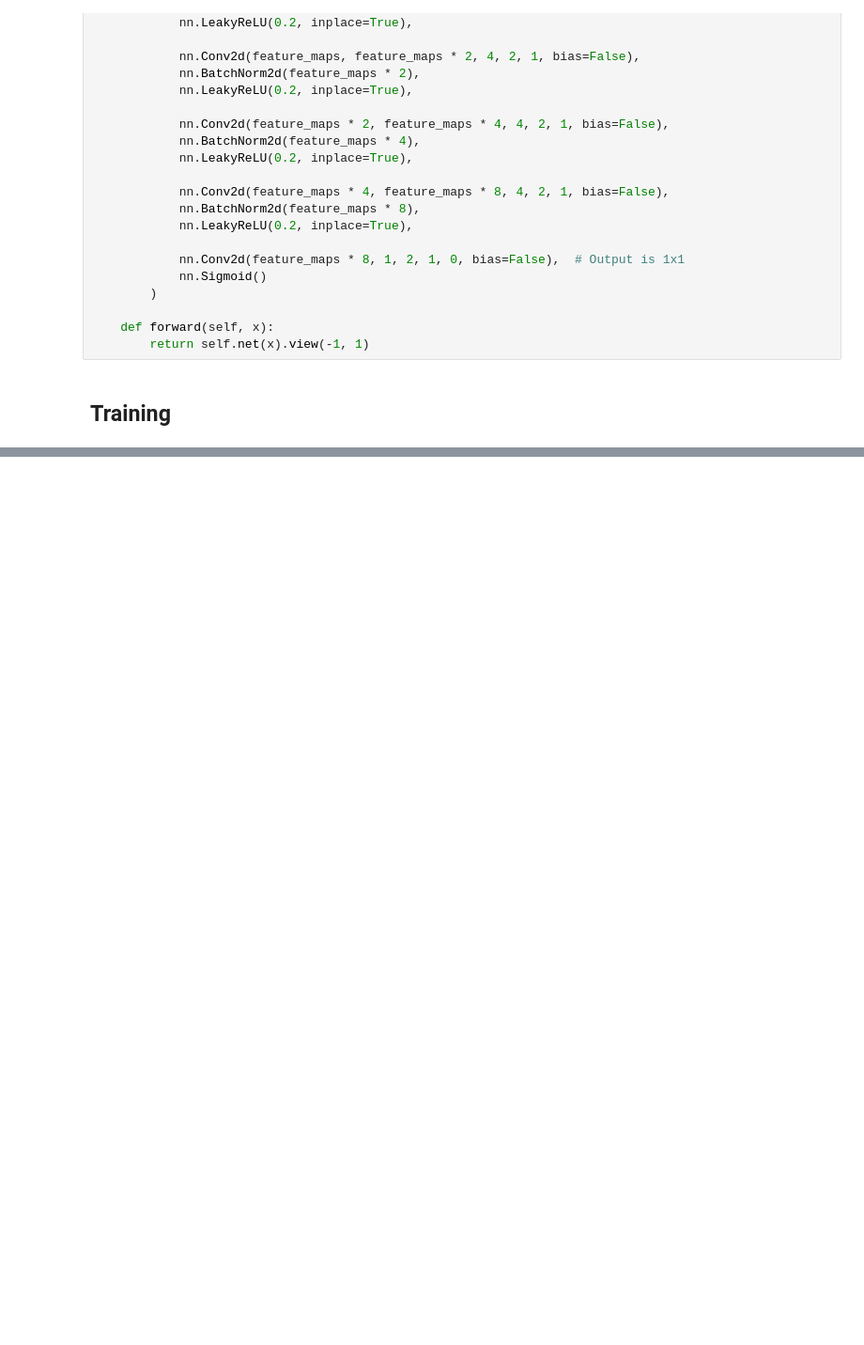
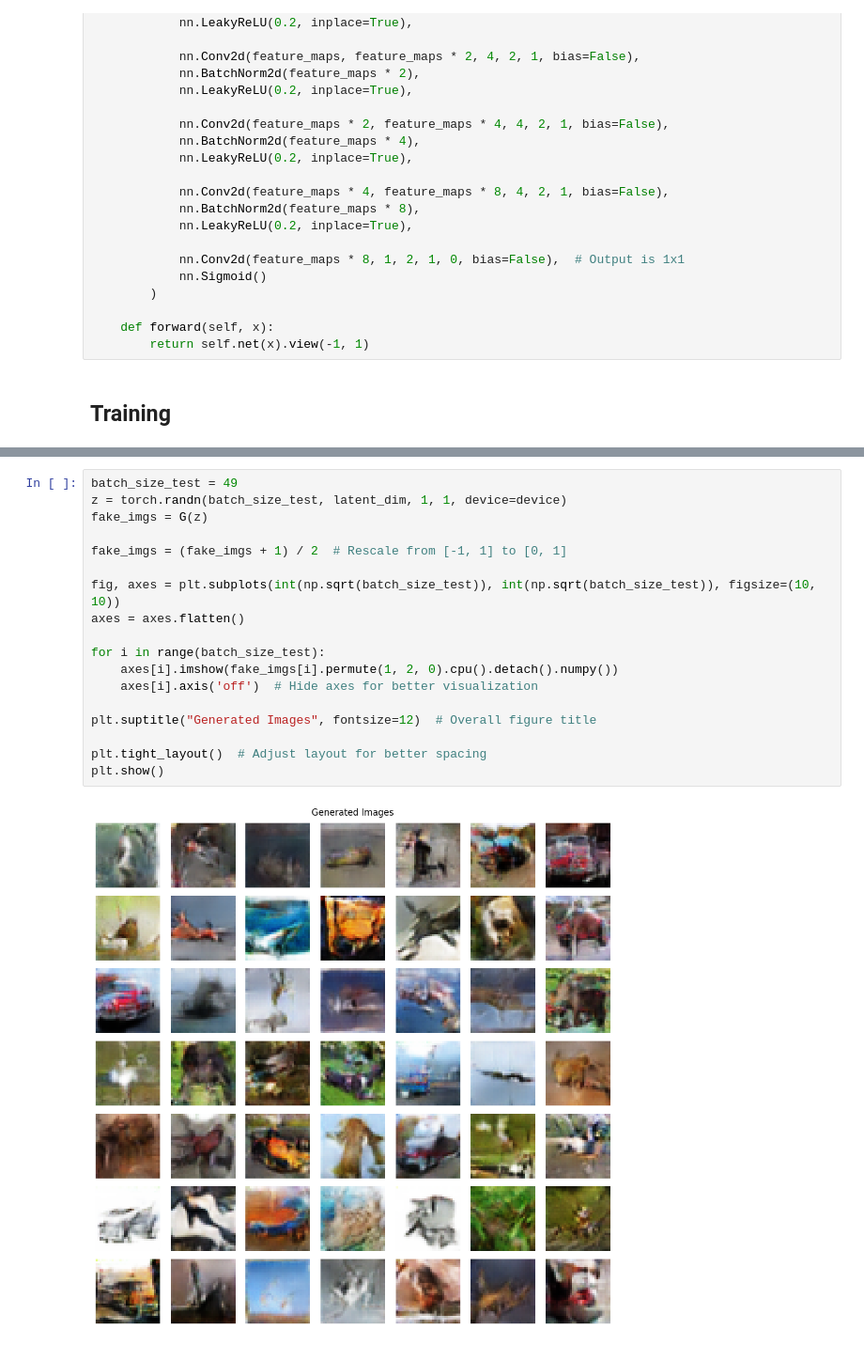
Before and after one commit to efekaanefe/DL-Algorithms-Using-Pytorch, a Jupyter notebook: Deep Convolutional GAN.ipynb, the cells around one changed output, grey strips where cells are left out. Shown at 94% size. Cells and saved outputs as stored; diff of their text form; blank space fills up the shorter version.

```diff
--- a/Deep Convolutional GAN.ipynb
+++ b/Deep Convolutional GAN.ipynb
@@ -195,0 +204,20 @@ for epoch in range(num_epochs):
+# %%
+batch_size_test = 49
+z = torch.randn(batch_size_test, latent_dim, 1, 1, device=device)
+fake_imgs = G(z)
+
+fake_imgs = (fake_imgs + 1) / 2  # Rescale from [-1, 1] to [0, 1]
+
+fig, axes = plt.subplots(int(np.sqrt(batch_size_test)), int(np.sqrt(batch_size_test)), figsize=(10, 10))
+axes = axes.flatten()
+
+for i in range(batch_size_test):
+    axes[i].imshow(fake_imgs[i].permute(1, 2, 0).cpu().detach().numpy())
+    axes[i].axis('off')  # Hide axes for better visualization
+
+plt.suptitle("Generated Images", fontsize=12)  # Overall figure title
+
+plt.tight_layout()  # Adjust layout for better spacing
+plt.show()
+# %% [output]
+[figure, added]
```
Also changed, not shown: parts of 3 cells of this notebook.
